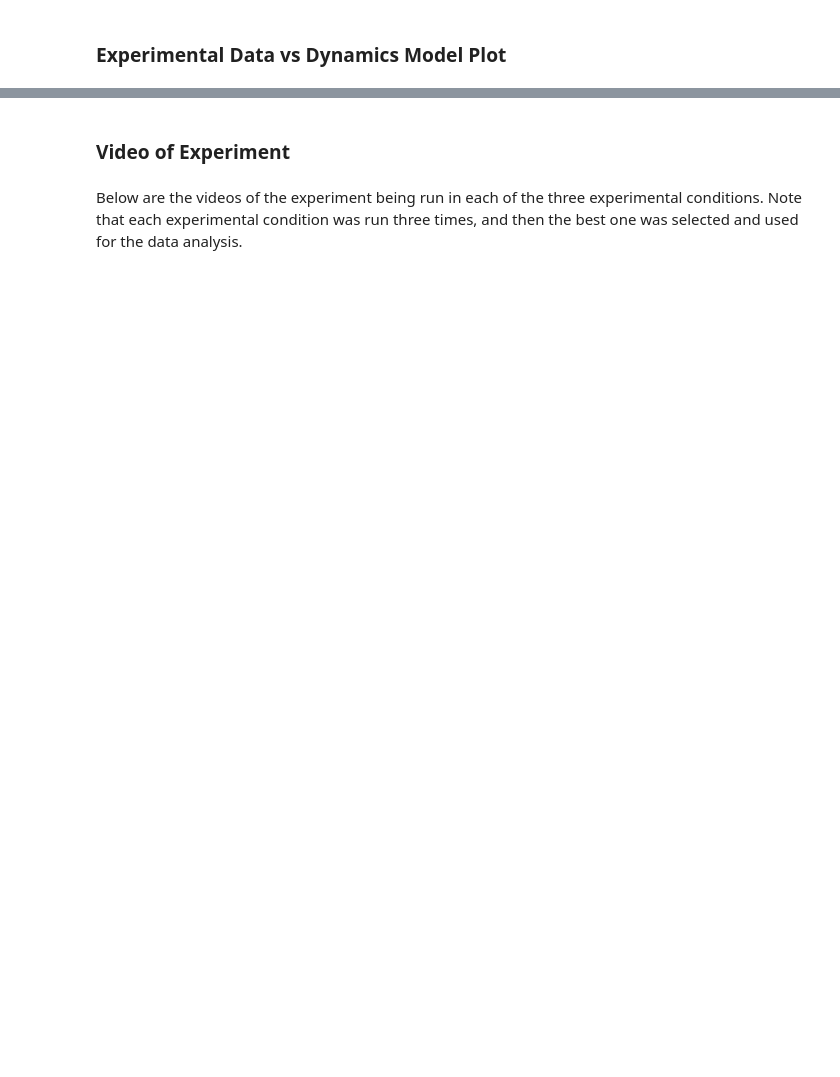
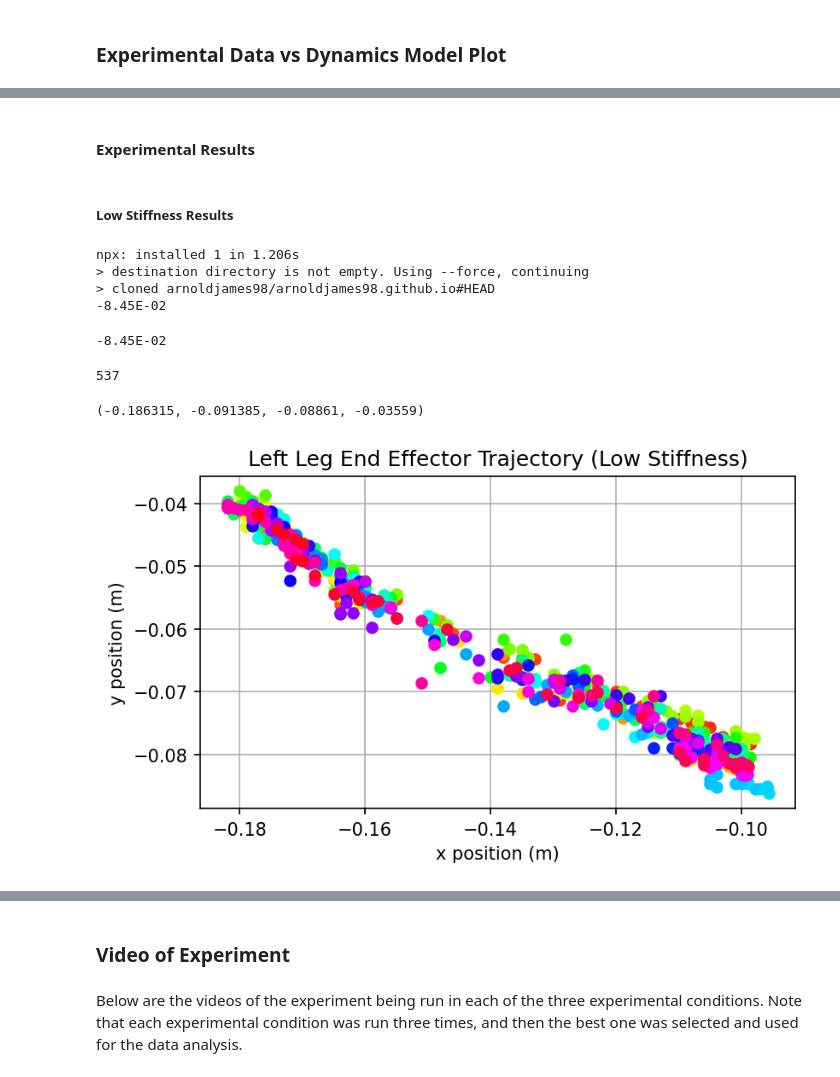
Before and after one commit to arnoldjames98/arnoldjames98.github.io, a Jupyter notebook: dataCollection.ipynb, the cells around one changed output, grey strips where cells are left out. Drawn from its saved outputs; the diff is of its cells as text; code cells hidden in the pictures; blank space fills up the shorter version.

```diff
--- a/dataCollection.ipynb
+++ b/dataCollection.ipynb
@@ -63,0 +112,46 @@ Below are the cooresponding reaction forces for the low stiffness simulaton.
+# %% [markdown]
+#### Experimental Results
+# %% [markdown]
+##### Low Stiffness Results
+# %%
+# Pull the .csv with the data from motion capture software
+!npx degit arnoldjames98/arnoldjames98.github.io/lowStiff -f
+
+# Now the file is locally in colab, so can load it in via /content
+input_filename = 'data_low.csv'
+
+import csv
+
+with open(input_filename, newline='') as csvfile:
+    data = list(csv.reader(csvfile))
+
+print(data[3][1])
+# %% [output]
+npx: installed 1 in 1.206s
+> destination directory is not empty. Using --force, continuing
+> cloned arnoldjames98/arnoldjames98.github.io#HEAD
+-8.45E-02
+# %%
+print(data[3][1])
+# %% [output]
+-8.45E-02
+# %%
+len(data)
+# %% [output]
+537
+# %%
+import matplotlib.pyplot as plt
+import numpy
+plt.rc('axes', prop_cycle=(plt.cycler('color', plt.cm.hsv(numpy.linspace(0, 1, (len(data)-2)*1)))))
+plt.figure(dpi=150)
+for i in range(len(data)-2):
+  blueLink = plt.plot(float(data[i+2][4]), -1*float(data[i+2][5]), marker='o')
+
+plt.title('Left Leg End Effector Trajectory (Low Stiffness)')
+plt.grid()
+plt.xlabel('x position (m)')
+plt.ylabel('y position (m)')
+plt.axis('scaled')
+# %% [output]
+(-0.186315, -0.091385, -0.08861, -0.03559)
+[figure, added]
```
Also changed, not shown: parts of 32 cells of this notebook.
